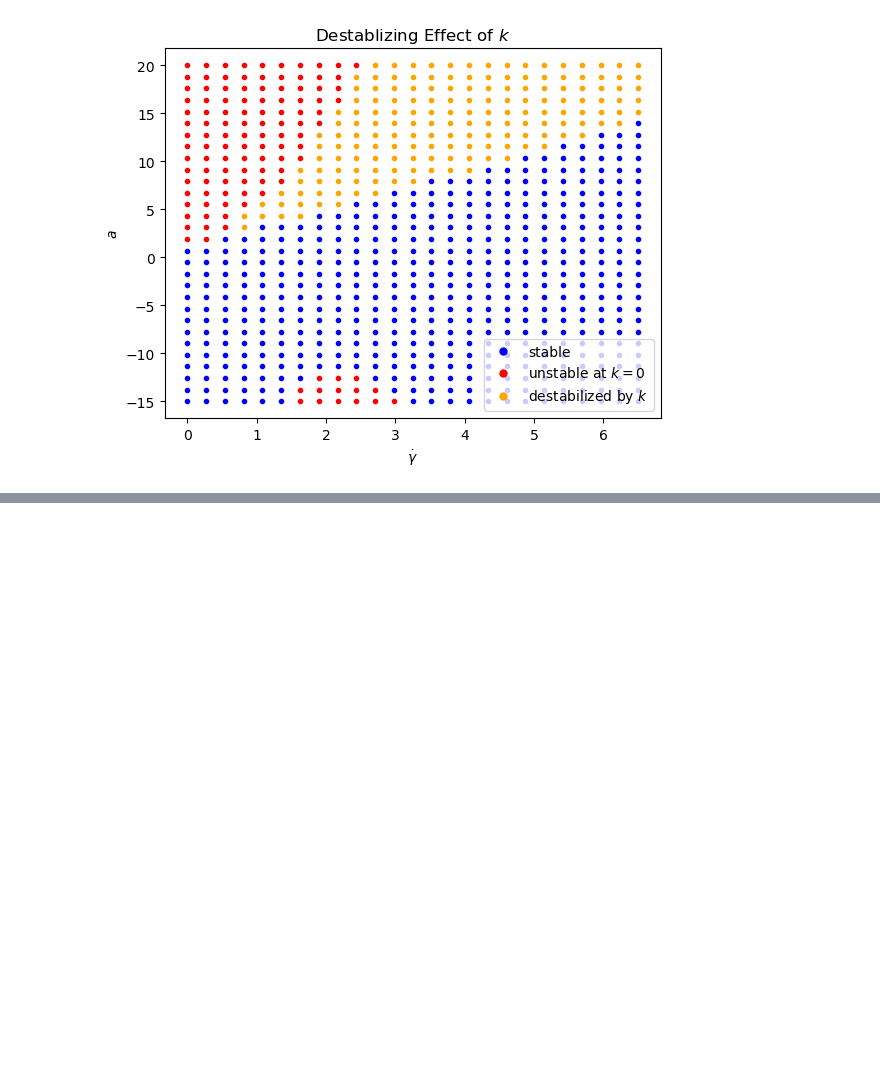
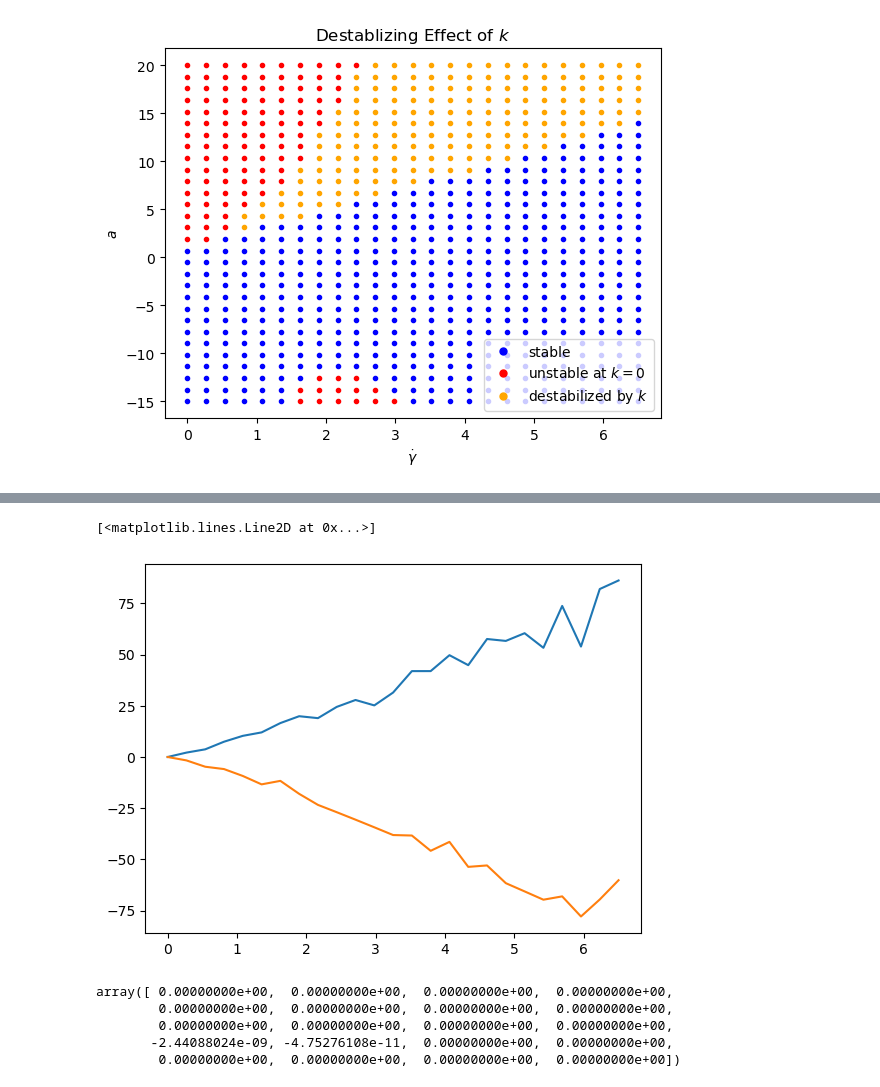
Before and after one commit to jaspercjp/Chebyshev-Pseudospectral-Active-Shear, a Jupyter notebook: python-code/ls2/k-scan-data-processing.ipynb, the cells around one changed output, grey strips where cells are left out. Saved outputs shown, nothing was run; the diff lists cells and outputs as text; code cells hidden in the pictures; blank space fills up the shorter version.

```diff
--- a/python-code/ls2/k-scan-data-processing.ipynb
+++ b/python-code/ls2/k-scan-data-processing.ipynb
@@ -104,0 +141,43 @@ Text(0.5, 1.0, 'Destablizing Effect of $k$')
+# %%
+def max_im_mod(zs):
+    acc = -float('inf')
+    index = -1
+    for  i in range(len(zs)):
+        z = zs[i]
+        if z.imag > acc.imag:
+            acc = z
+            index = i
+    return acc,index
+
+def min_im_mod(zs):
+    acc = -float('inf')
+    index = -1
+    for  i in range(len(zs)):
+        z = zs[i]
+        if z.imag < acc.imag:
+            acc = z
+            index = i
+    return acc,index
+
+max_im_parts = np.zeros(ng)
+min_im_parts = np.zeros(ng)
+for i in range(ng):
+    for j in range(na):
+        max_im_z, ind = max_im_mod(data[j][i])
+        min_im_z, ind = min_im_mod(data[j][i])
+        max_im_parts[i] = max_im_z.imag
+        min_im_parts[i] = min_im_z.imag
+plt.plot(_gds, max_im_parts)
+plt.plot(_gds, min_im_parts)
+plt.title("")
+# %% [output]
+[<matplotlib.lines.Line2D at 0x...>]
+[figure, added]
+# %%
+data[0][0].imag
+# %% [output]
+array([ 0.00000000e+00,  0.00000000e+00,  0.00000000e+00,  0.00000000e+00,
+        0.00000000e+00,  0.00000000e+00,  0.00000000e+00,  0.00000000e+00,
+        0.00000000e+00,  0.00000000e+00,  0.00000000e+00,  0.00000000e+00,
+       -2.44088024e-09, -4.75276108e-11,  0.00000000e+00,  0.00000000e+00,
+        0.00000000e+00,  0.00000000e+00,  0.00000000e+00,  0.00000000e+00])
```
Also changed, not shown: parts of 1 cell of this notebook, 29 other files.
